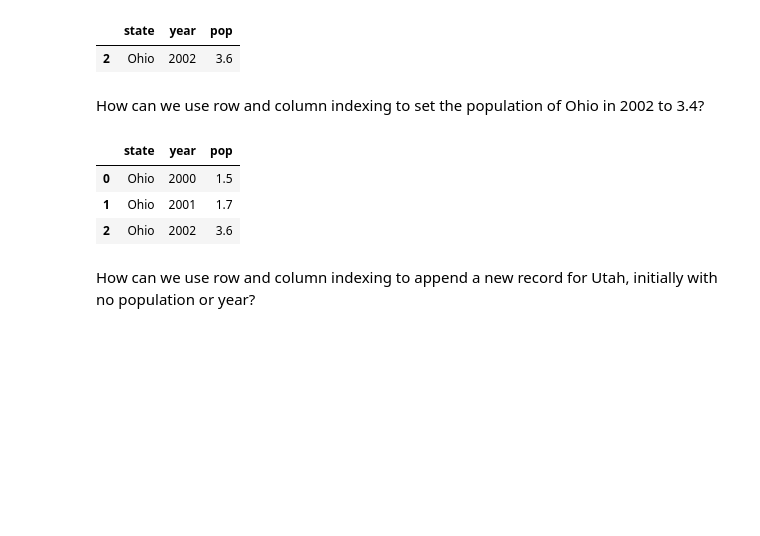
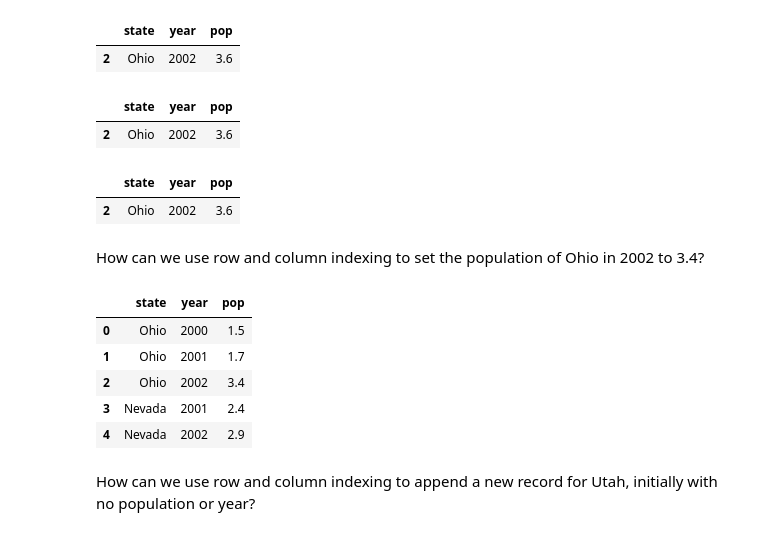
Before and after one commit to ahzimm4/ce599, a Jupyter notebook: 06-Pandas Basics Part 2/Basic-Operations-Using-Pandas.ipynb, the cells around one changed output. Saved outputs shown, nothing was run; the diff lists cells and outputs as text; code cells hidden in the pictures; blank space fills up the shorter version.

```diff
--- a/06-Pandas Basics Part 2/Basic-Operations-Using-Pandas.ipynb
+++ b/06-Pandas Basics Part 2/Basic-Operations-Using-Pandas.ipynb
@@ -518,15 +526,28 @@ ohio[ohio['year'] == 2002]
 # %% [output]
 |  | state | year | pop |
 | 2 | Ohio | 2002 | 3.6 |
+# %%
+df[df['state']=='Ohio'][df['year']==2002]
+# %% [output]
+|  | state | year | pop |
+| 2 | Ohio | 2002 | 3.6 |
+# %%
+df[(df['state']=='Ohio') & (df['year']==2002)]
+# %% [output]
+|  | state | year | pop |
+| 2 | Ohio | 2002 | 3.6 |
 # %% [markdown]
 How can we use row and column indexing to set the population of Ohio in 2002 to 3.4?
-# %%
-df[:3]
-# %% [output]
-|  | state | year | pop |
-| 0 | Ohio | 2000 | 1.5 |
-| 1 | Ohio | 2001 | 1.7 |
-| 2 | Ohio | 2002 | 3.6 |
+# %%
+df.iloc[2,2] = 3.4
+df
+# %% [output]
+|  | state | year | pop |
+| 0 | Ohio | 2000 | 1.5 |
+| 1 | Ohio | 2001 | 1.7 |
+| 2 | Ohio | 2002 | 3.4 |
+| 3 | Nevada | 2001 | 2.4 |
+| 4 | Nevada | 2002 | 2.9 |
 # %% [markdown]
 How can we use row and column indexing to append a new record for Utah, initially with no population or year?
 # %%
```
Also changed, not shown: parts of 5 cells of this notebook.
